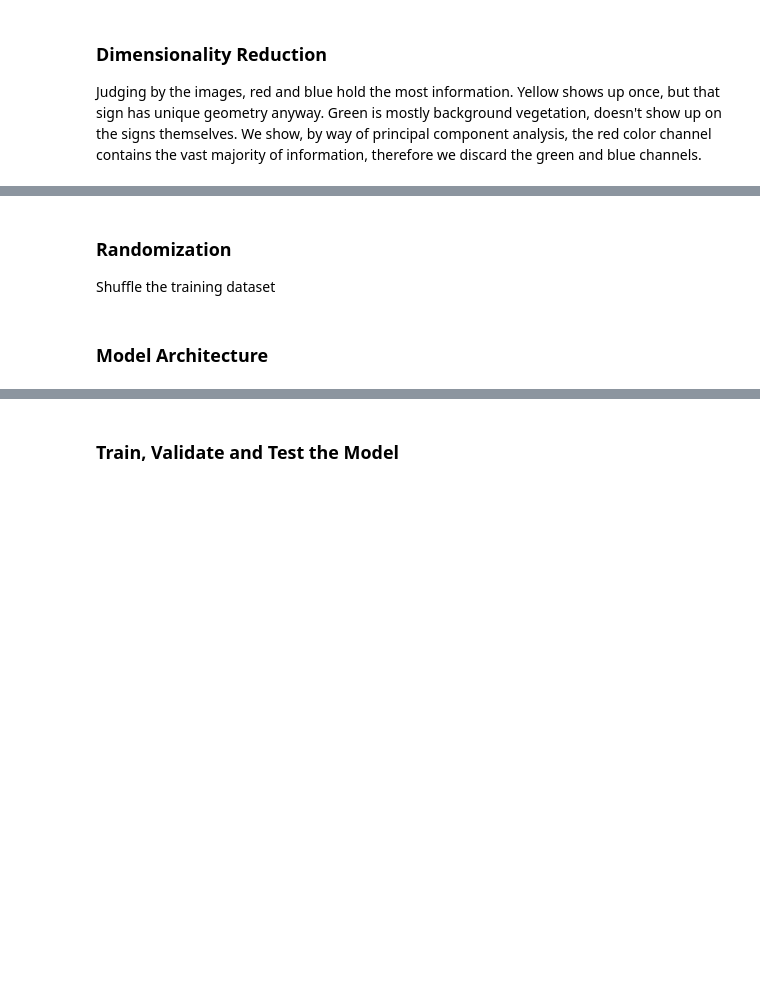
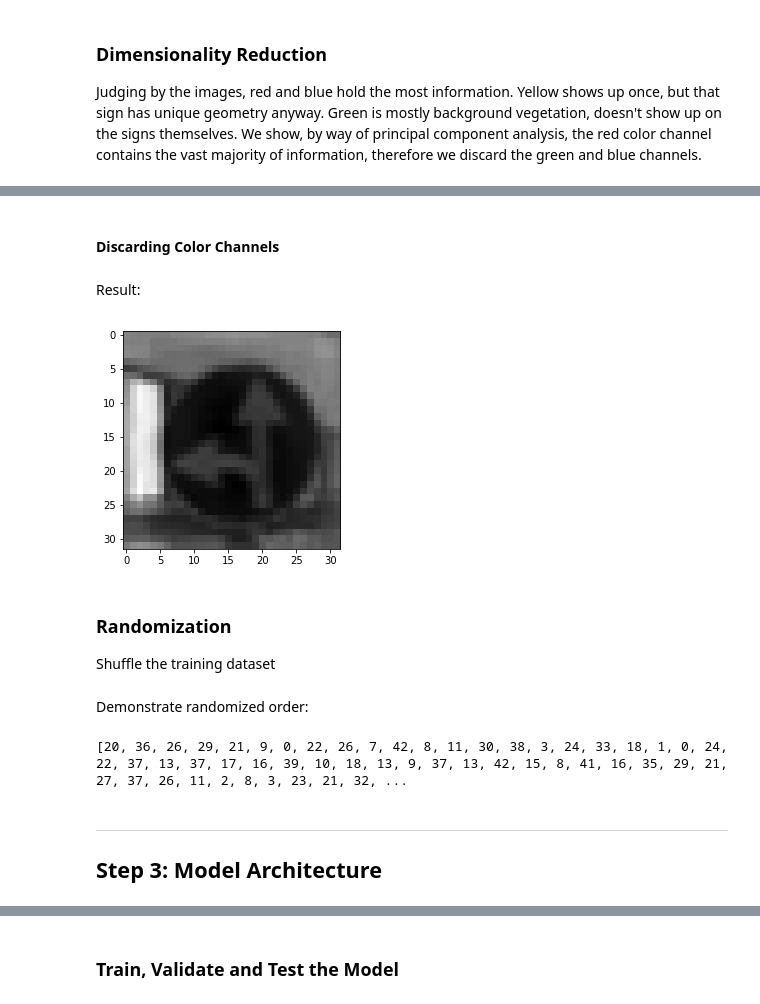
Before and after one commit to roman-smirnov/traffic-sign-classifier, a Jupyter notebook: Traffic_Sign_Classifier.ipynb, the cells around one changed output, grey strips where cells are left out. Saved outputs shown, nothing was run; the diff lists cells and outputs as text; code cells hidden in the pictures; blank space fills up the shorter version.

```diff
--- a/Traffic_Sign_Classifier.ipynb
+++ b/Traffic_Sign_Classifier.ipynb
@@ -272,8 +321,17 @@ print(eigvec)
+# %% [markdown]
+#### Discarding Color Channels
 # %%
 # drop the green,blue channels and reshape to fit NN expected shape
 X_train = np.reshape(X_train[:,:,:,0],(-1,32,32,1))
 X_valid = np.reshape(X_valid[:,:,:,0],(-1,32,32,1))
 X_test = np.reshape(X_test[:,:,:,0],(-1,32,32,1))
+# %% [markdown]
+Result:
+# %%
+plt.imshow(X_train[5000,:,:,0], cmap='gray')
+plt.show()
+# %% [output]
+[figure, added]
 # %% [markdown]
 ### Randomization
 Shuffle the training dataset
@@ -281,5 +339,12 @@ Shuffle the training dataset
 from sklearn.utils import shuffle
 
 X_train, y_train = shuffle(X_train, y_train)
+# %% [markdown]
+Demonstrate randomized order:
+# %%
+print( [y_train[i] for i in range(100)])
+# %% [output]
+[20, 36, 26, 29, 21, 9, 0, 22, 26, 7, 42, 8, 11, 30, 38, 3, 24, 33, 18, 1, 0, 24, 22, 37, 13, 37, 17, 16, 39, 10, 18, 13, 9, 37, 13, 42, 15, 8, 41, 16, 35, 29, 21, 27, 37, 26, 11, 2, 8, 3, 23, 21, 32, ...
 # %% [markdown]
-### Model Architecture
+-------
+## Step 3: Model Architecture
```
Also changed, not shown: parts of 45 cells of this notebook, 23 other files.
